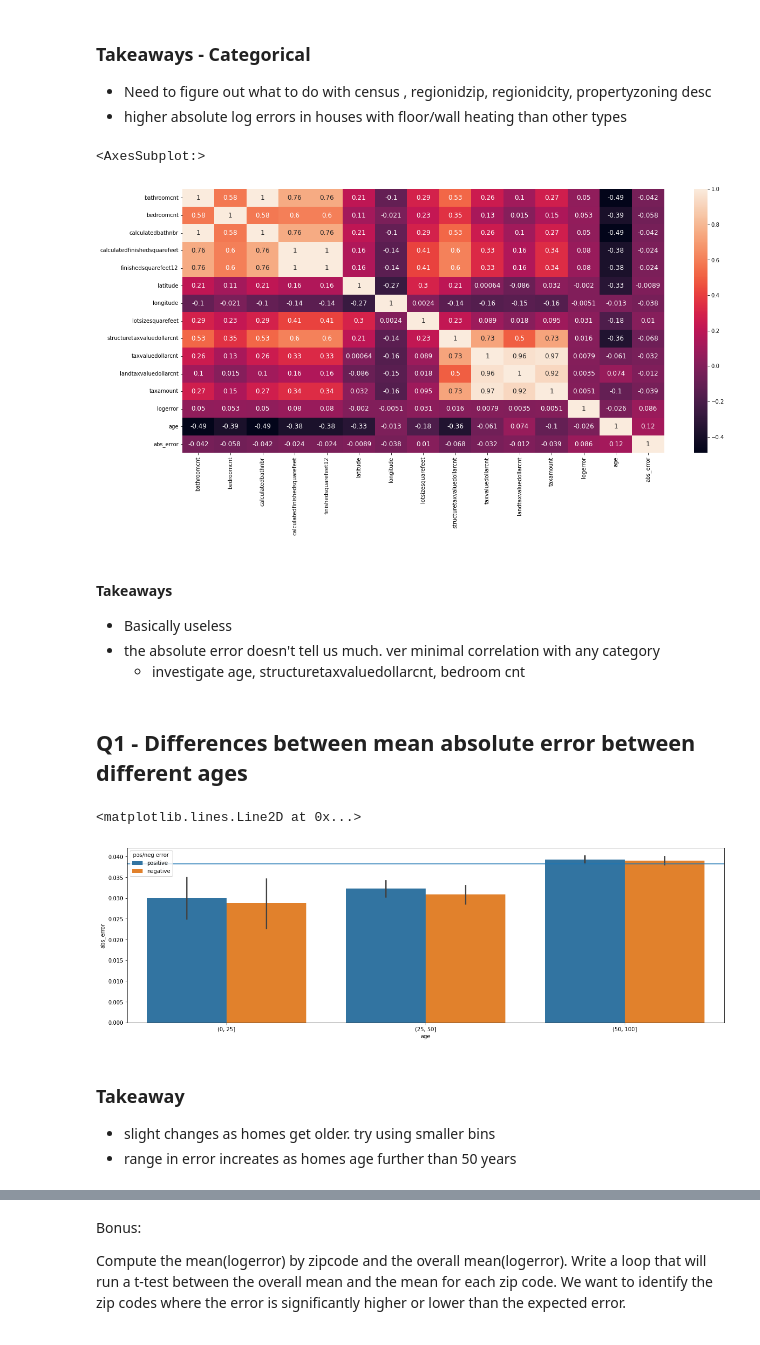
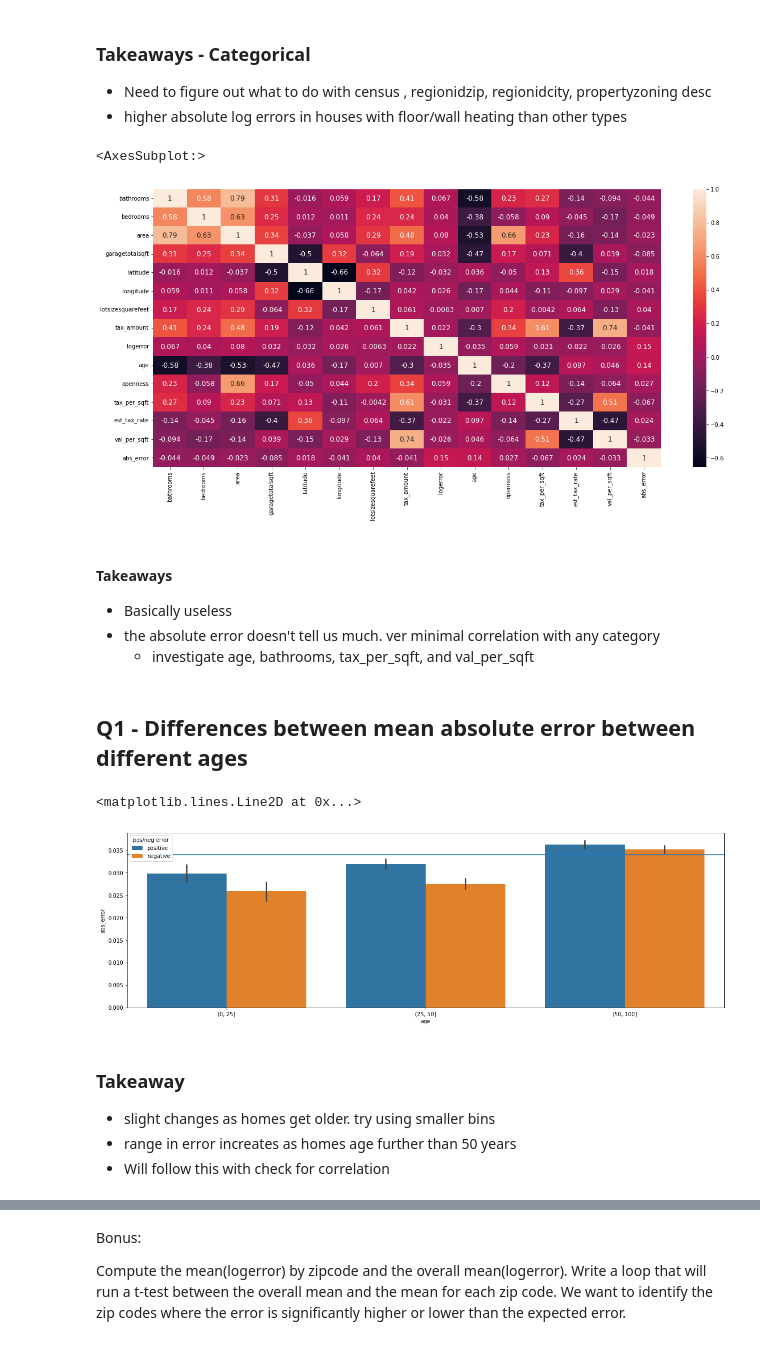
Before and after one commit to joshua-shorterivey/clustering-excercises, a Jupyter notebook: explore_zillow.ipynb, the cells around one changed output, grey strips where cells are left out. Cells and saved outputs as stored; diff of their text form; code cells hidden in the pictures.

```diff
--- a/explore_zillow.ipynb
+++ b/explore_zillow.ipynb
@@ -26,3 +30,3 @@ Answer those questions through a mix of statistical tests and visualizations.
 # %%
-df, train, validate, test, train_scaled, validate_scaled, test_scaled = wrangle_zillow()
+df, train, validate, test, train_scaled, validate_scaled, test_scaled = wrangle_zillow.wrangle_zillow()
 # %% [output]
@@ -120,6 +123,9 @@ def remove_outliers(df, col_list, k=1.5):
     print(f"Number of observations removed: {num_obs - df.shape[0]}")
 
     return df
+# %%
+num_cols = train.drop(columns='poolcnt').select_dtypes(include=['number']).columns.tolist()
+cat_cols = train.select_dtypes(include=['object', 'category']).columns.tolist()
 # %%
 train = remove_outliers(train, num_cols)
 # %% [output]
@@ -228,20 +260,18 @@ for col in cat_cols:
 # pd.concat([train[['regionidzip']], zip_codes], join='outer')
 # zip_codes = zip_codes.rename(columns={'value':'regionidzip'})
 # train.regionidzip.value_counts()
-# %%
-train = train.drop(columns=['roomcnt', 'unitcnt'])
 # %%
 plt.figure(figsize=(20,9))
-corr = train.corr()
+corr = train.drop(columns='poolcnt').corr()
 sns.heatmap(corr, annot=True, annot_kws={"size":12})
 # %% [output]
 <AxesSubplot:>
-[figure, old version]
+[figure, new version]
 # %% [markdown]
 #### Takeaways
 * Basically useless
 * the absolute error doesn't tell us much. ver minimal correlation with any category
-    - investigate age, structuretaxvaluedollarcnt, bedroom cnt
+    - investigate age, bathrooms,  tax_per_sqft, and val_per_sqft
 # %% [markdown]
 ## Q1 - Differences between mean absolute error between different ages
 # %%
@@ -250,8 +280,9 @@ sns.barplot(data=train, x=pd.cut(train.age, [0, 25, 50, 100]), y='abs_error', hu
 plt.axhline(y = train.abs_error.mean())
 # %% [output]
 <matplotlib.lines.Line2D at 0x...>
-[figure, old version]
+[figure, new version]
 # %% [markdown]
 ### Takeaway
 * slight changes as homes get older. try using smaller bins
 * range in error increates as homes age further than 50 years
+* Will follow this with check for correlation
```
Also changed, not shown: parts of 33 cells of this notebook, 3 other files.
